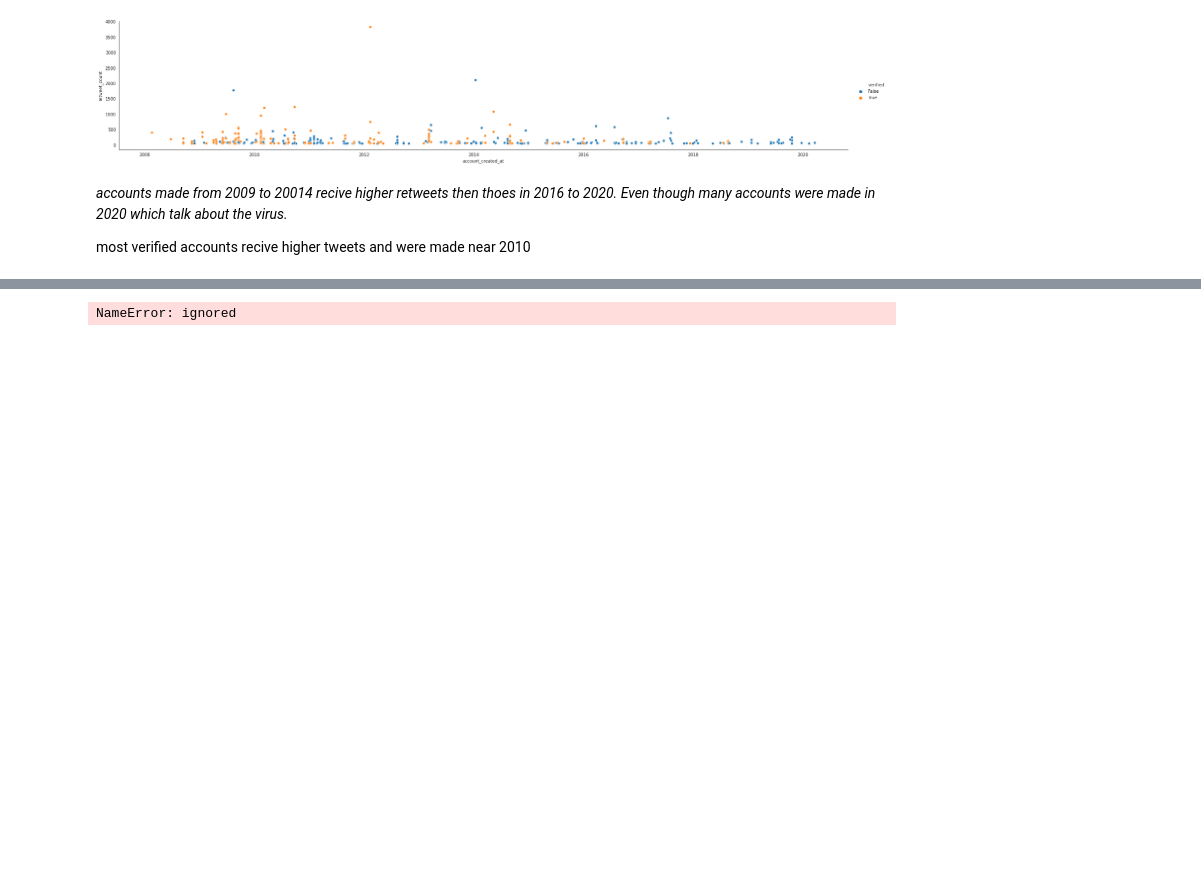
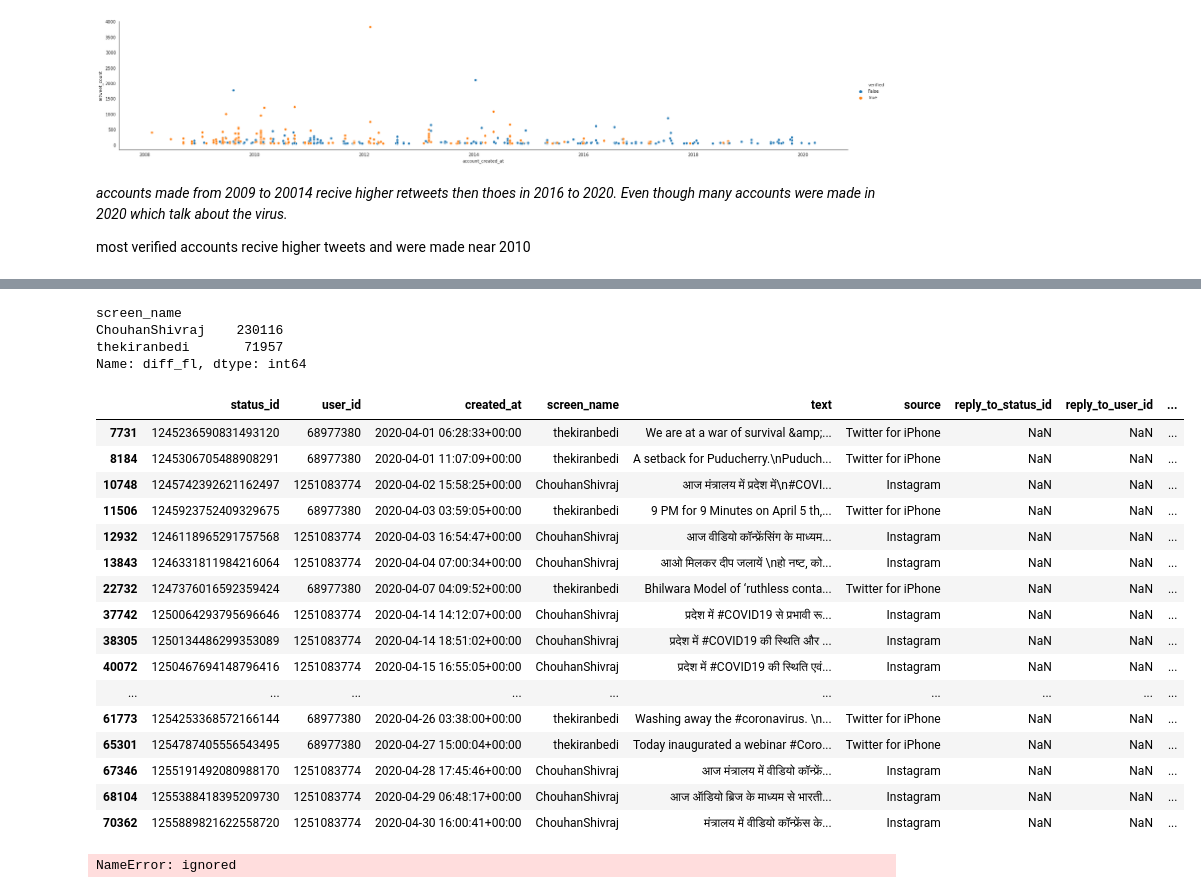
Before and after one commit to ShubhangiSoni1603/Sentimental_analysis_twitter_IN, a Jupyter notebook: Untitled3.ipynb, the cells around one changed output, grey strips where cells are left out. Cells and saved outputs as stored; diff of their text form; code cells hidden in the pictures; blank space fills up the shorter version.

```diff
--- a/Untitled3.ipynb
+++ b/Untitled3.ipynb
@@ -495,3 +477,30 @@ plt.hist(followerstats[2],bins = 500)
+# %%
+followerstats[followerstats["diff_fl"] > 50000]["diff_fl"]
+# %% [output]
+screen_name
+ChouhanShivraj    230116
+thekiranbedi       71957
+Name: diff_fl, dtype: int64
+# %%
+dat[dat["screen_name"].isin(["ChouhanShivraj","thekiranbedi"])]
+# %% [output]
+|  | status_id | user_id | created_at | screen_name | text | source | reply_to_status_id | reply_to_user_id | ... |
+| 7731 | 1245236590831493120 | 68977380 | 2020-04-01 06:28:33+00:00 | thekiranbedi | We are at a war of survival &amp;... | Twitter for iPhone | NaN | NaN | ... |
+| 8184 | 1245306705488908291 | 68977380 | 2020-04-01 11:07:09+00:00 | thekiranbedi | A setback for Puducherry.\nPuduch... | Twitter for iPhone | NaN | NaN | ... |
+| 10748 | 1245742392621162497 | 1251083774 | 2020-04-02 15:58:25+00:00 | ChouhanShivraj | आज मंत्रालय में प्रदेश में\n#COVI... | Instagram | NaN | NaN | ... |
+| 11506 | 1245923752409329675 | 68977380 | 2020-04-03 03:59:05+00:00 | thekiranbedi | 9 PM for 9 Minutes on April 5 th,... | Twitter for iPhone | NaN | NaN | ... |
+| 12932 | 1246118965291757568 | 1251083774 | 2020-04-03 16:54:47+00:00 | ChouhanShivraj | आज वीडियो कॉन्फ्रेंसिंग के माध्यम... | Instagram | NaN | NaN | ... |
+| 13843 | 1246331811984216064 | 1251083774 | 2020-04-04 07:00:34+00:00 | ChouhanShivraj | आओ मिलकर दीप जलायें \nहो नष्ट, को... | Instagram | NaN | NaN | ... |
+| 22732 | 1247376016592359424 | 68977380 | 2020-04-07 04:09:52+00:00 | thekiranbedi | Bhilwara Model of ‘ruthless conta... | Twitter for iPhone | NaN | NaN | ... |
+| 37742 | 1250064293795696646 | 1251083774 | 2020-04-14 14:12:07+00:00 | ChouhanShivraj | प्रदेश में #COVID19 से प्रभावी रू... | Instagram | NaN | NaN | ... |
+| 38305 | 1250134486299353089 | 1251083774 | 2020-04-14 18:51:02+00:00 | ChouhanShivraj | प्रदेश में #COVID19 की स्थिति और ... | Instagram | NaN | NaN | ... |
+| 40072 | 1250467694148796416 | 1251083774 | 2020-04-15 16:55:05+00:00 | ChouhanShivraj | प्रदेश में #COVID19 की स्थिति एवं... | Instagram | NaN | NaN | ... |
+| ... | ... | ... | ... | ... | ... | ... | ... | ... | ... |
+| 61773 | 1254253368572166144 | 68977380 | 2020-04-26 03:38:00+00:00 | thekiranbedi | Washing away the #coronavirus. \n... | Twitter for iPhone | NaN | NaN | ... |
+| 65301 | 1254787405556543495 | 68977380 | 2020-04-27 15:00:04+00:00 | thekiranbedi | Today inaugurated a webinar #Coro... | Twitter for iPhone | NaN | NaN | ... |
+| 67346 | 1255191492080988170 | 1251083774 | 2020-04-28 17:45:46+00:00 | ChouhanShivraj | आज मंत्रालय में वीडियो कॉन्‍फ्रें... | Instagram | NaN | NaN | ... |
+| 68104 | 1255388418395209730 | 1251083774 | 2020-04-29 06:48:17+00:00 | ChouhanShivraj | आज ऑडियो ब्रिज के माध्यम से भारती... | Instagram | NaN | NaN | ... |
+| 70362 | 1255889821622558720 | 1251083774 | 2020-04-30 16:00:41+00:00 | ChouhanShivraj | मंत्रालय में वीडियो कॉन्फ्रेंस के... | Instagram | NaN | NaN | ... |
 # %%
 (()d1.country_code.value_counts()
 # %% [output]
```
Also changed, not shown: parts of 6 cells of this notebook.
